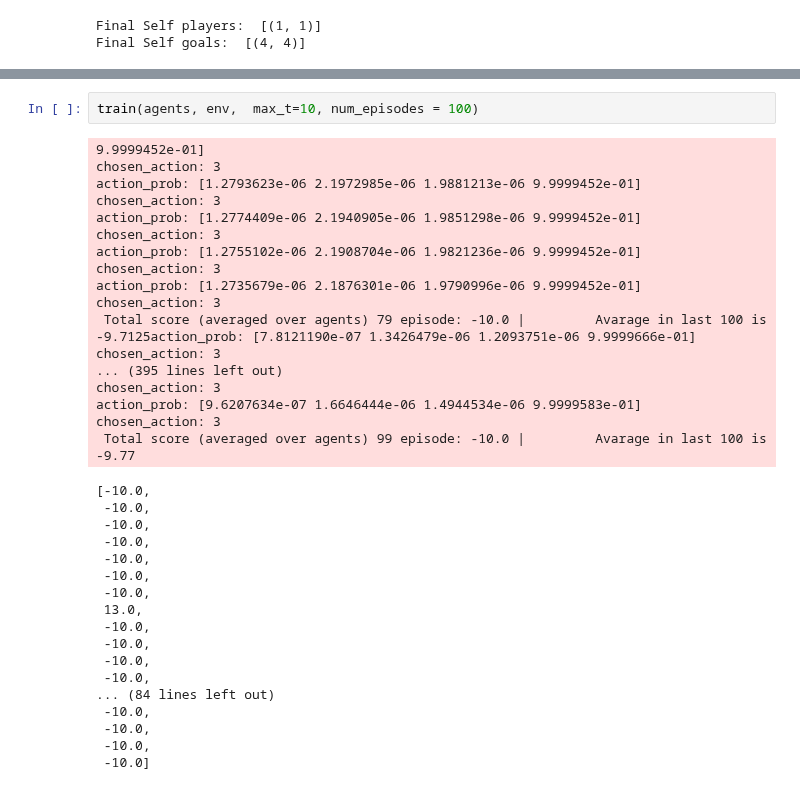
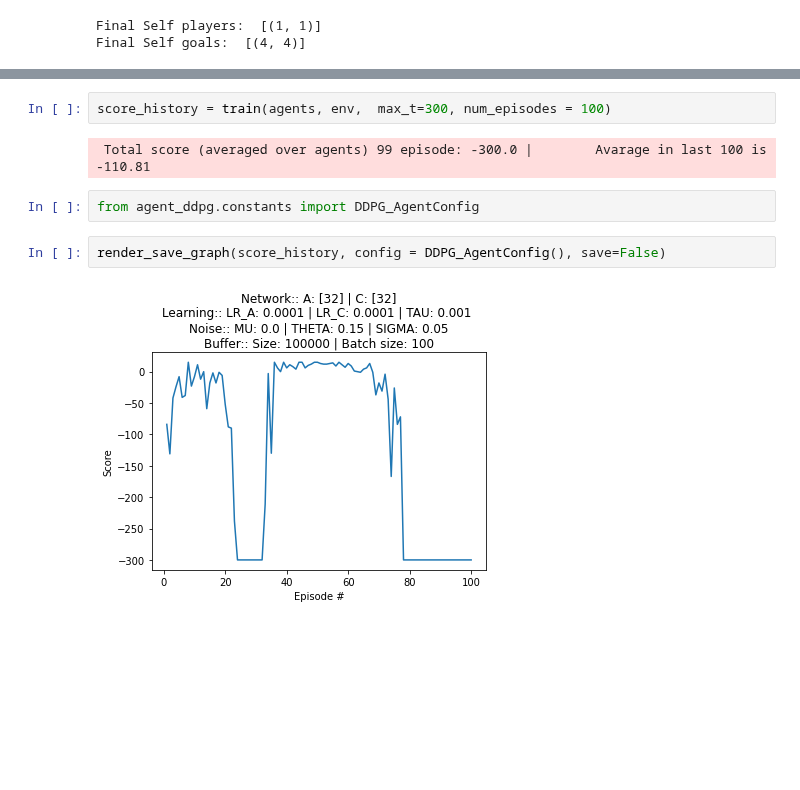
Before and after one commit to applied-exploration/multi-drl, a Jupyter notebook: train.ipynb, the cells around one changed output, grey strips where cells are left out. Drawn from its saved outputs; the diff is of its cells as text; blank space fills up the shorter version.

```diff
--- a/train.ipynb
+++ b/train.ipynb
@@ -61,39 +62,12 @@ Actor(
 )
 Output type is: probs
 # %%
-train(agents, env,  max_t=10, num_episodes = 100)
+score_history = train(agents, env,  max_t=300, num_episodes = 100)
 # %% [output]
-9.9999452e-01]
-chosen_action: 3
-action_prob: [1.2793623e-06 2.1972985e-06 1.9881213e-06 9.9999452e-01]
-chosen_action: 3
-action_prob: [1.2774409e-06 2.1940905e-06 1.9851298e-06 9.9999452e-01]
-chosen_action: 3
-action_prob: [1.2755102e-06 2.1908704e-06 1.9821236e-06 9.9999452e-01]
-chosen_action: 3
-action_prob: [1.2735679e-06 2.1876301e-06 1.9790996e-06 9.9999452e-01]
-chosen_action: 3
- Total score (averaged over agents) 79 episode: -10.0 |         Avarage in last 100 is -9.7125action_prob: [7.8121190e-07 1.3426479e-06 1.2093751e-06 9.9999666e-01]
-chosen_action: 3
-... (395 lines left out)
-chosen_action: 3
-action_prob: [9.6207634e-07 1.6646444e-06 1.4944534e-06 9.9999583e-01]
-chosen_action: 3
- Total score (averaged over agents) 99 episode: -10.0 |         Avarage in last 100 is -9.77
+ Total score (averaged over agents) 99 episode: -300.0 |        Avarage in last 100 is -110.81
-[-10.0,
- -10.0,
- -10.0,
- -10.0,
- -10.0,
- -10.0,
- -10.0,
- 13.0,
- -10.0,
- -10.0,
- -10.0,
- -10.0,
-... (84 lines left out)
- -10.0,
- -10.0,
- -10.0,
- -10.0]
+# %%
+from agent_ddpg.constants import DDPG_AgentConfig
+# %%
+render_save_graph(score_history, config = DDPG_AgentConfig(), save=False)
+# %% [output]
+[figure, added]
```
Also changed, not shown: parts of 2 cells of this notebook, 15 other files.
